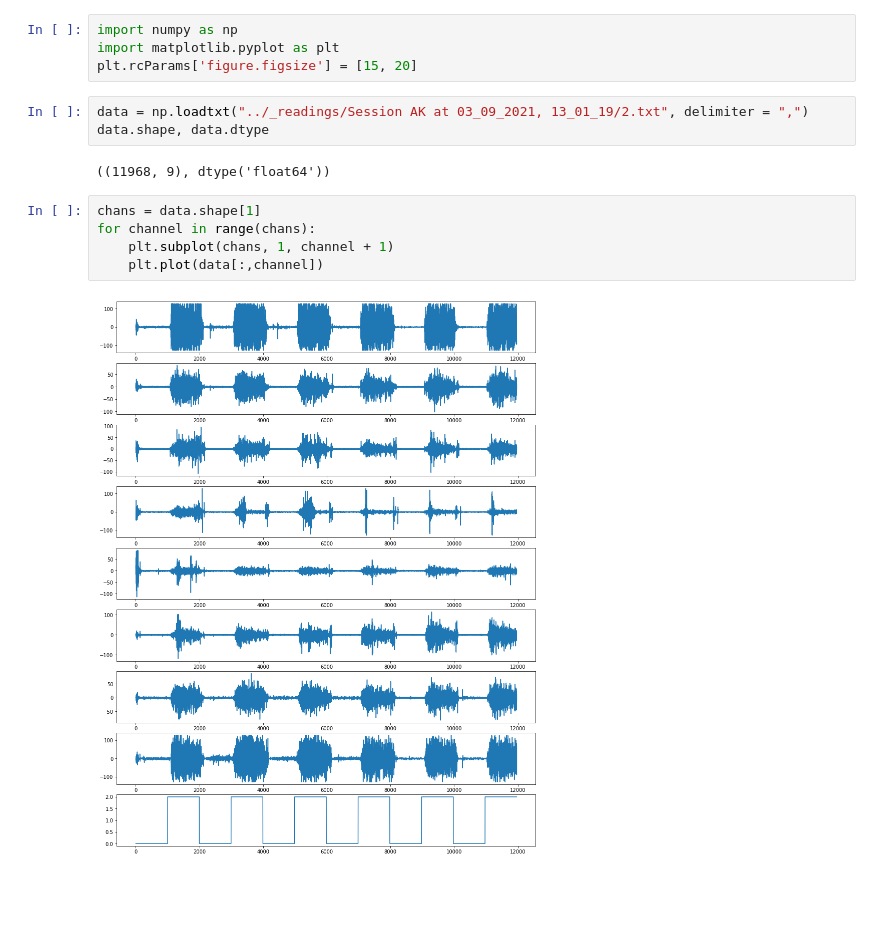
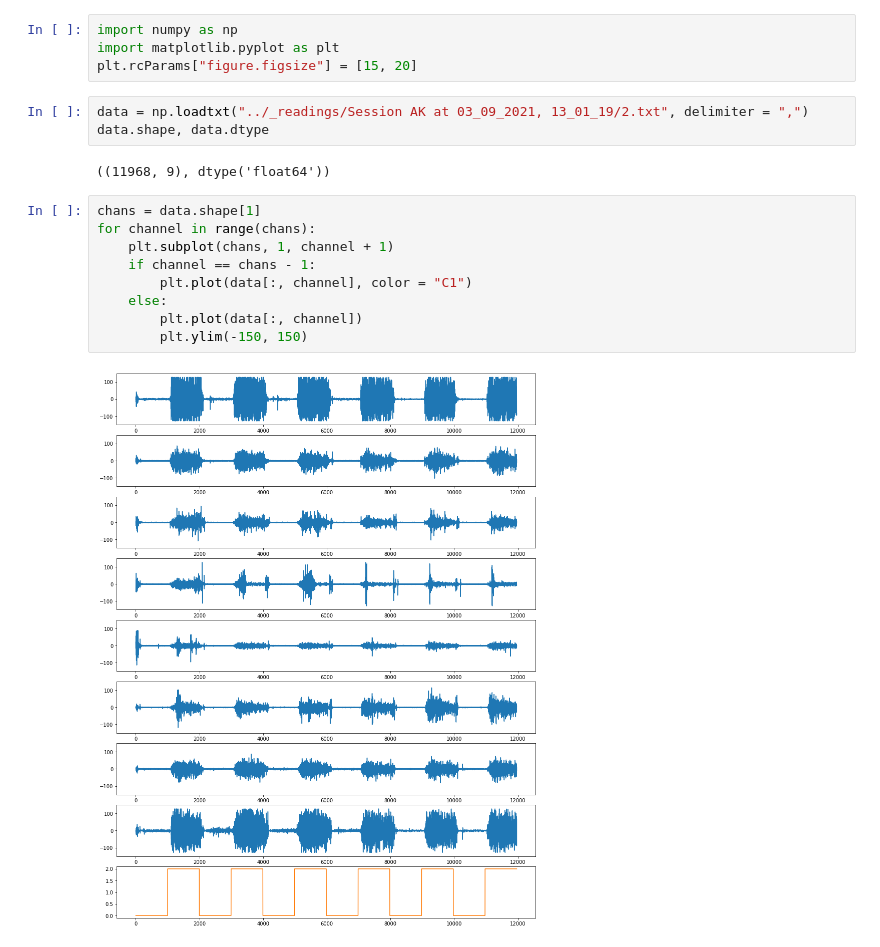
Before and after one commit to aljazfrancic/myo-readings-dataset, a Jupyter notebook: load-example/load-example.ipynb, the cells around one changed output. Drawn from its saved outputs; the diff is of its cells as text; blank space fills up the shorter version.

Commit message:
Load example ylim, colors and code prettification.

```diff
--- a/load-example/load-example.ipynb
+++ b/load-example/load-example.ipynb
@@ -1,7 +1,7 @@
 # %%
 import numpy as np
 import matplotlib.pyplot as plt
-plt.rcParams['figure.figsize'] = [15, 20]
+plt.rcParams["figure.figsize"] = [15, 20]
 # %%
 data = np.loadtxt("../_readings/Session AK at 03_09_2021, 13_01_19/2.txt", delimiter = ",")
 data.shape, data.dtype
@@ -10,7 +10,11 @@ data.shape, data.dtype
 # %%
 chans = data.shape[1]
 for channel in range(chans):
     plt.subplot(chans, 1, channel + 1)
-    plt.plot(data[:,channel])
+    if channel == chans - 1:
+        plt.plot(data[:, channel], color = "C1")
+    else:
+        plt.plot(data[:, channel])
+        plt.ylim(-150, 150)
 # %% [output]
-[figure, old version]
+[figure, new version]
```
